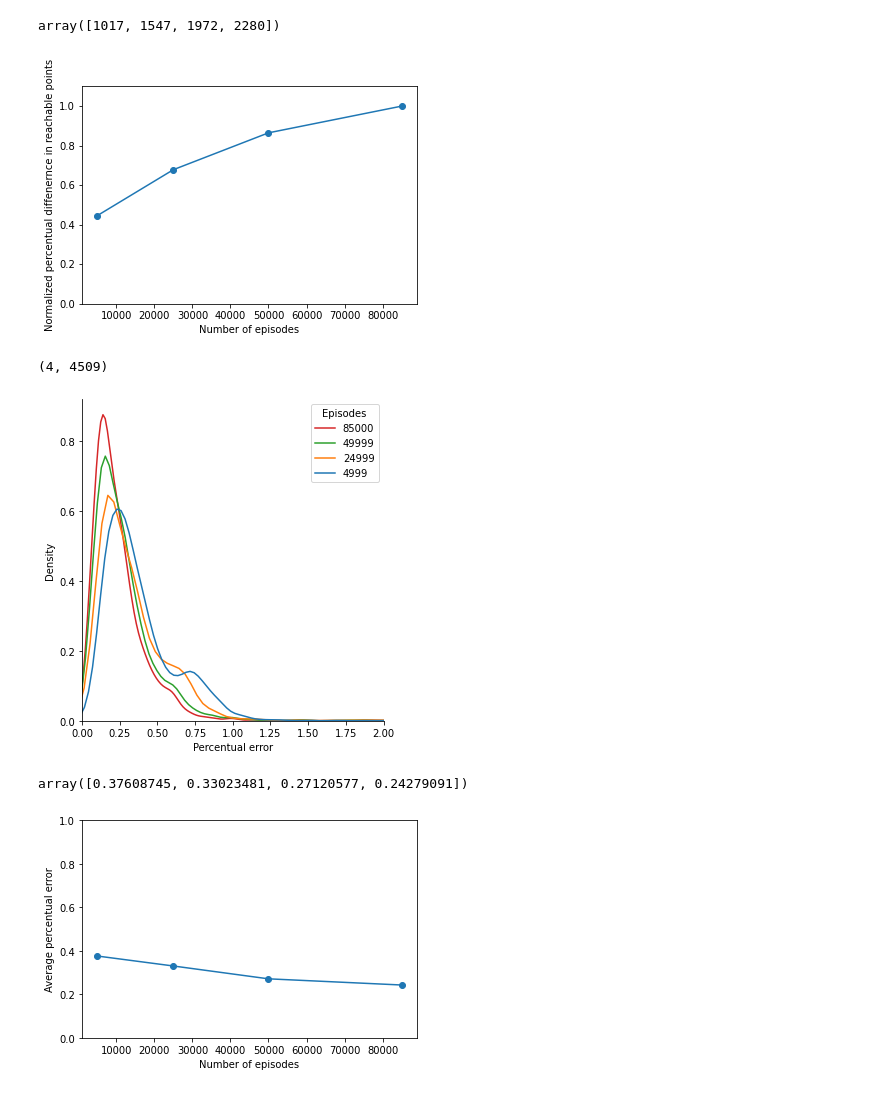
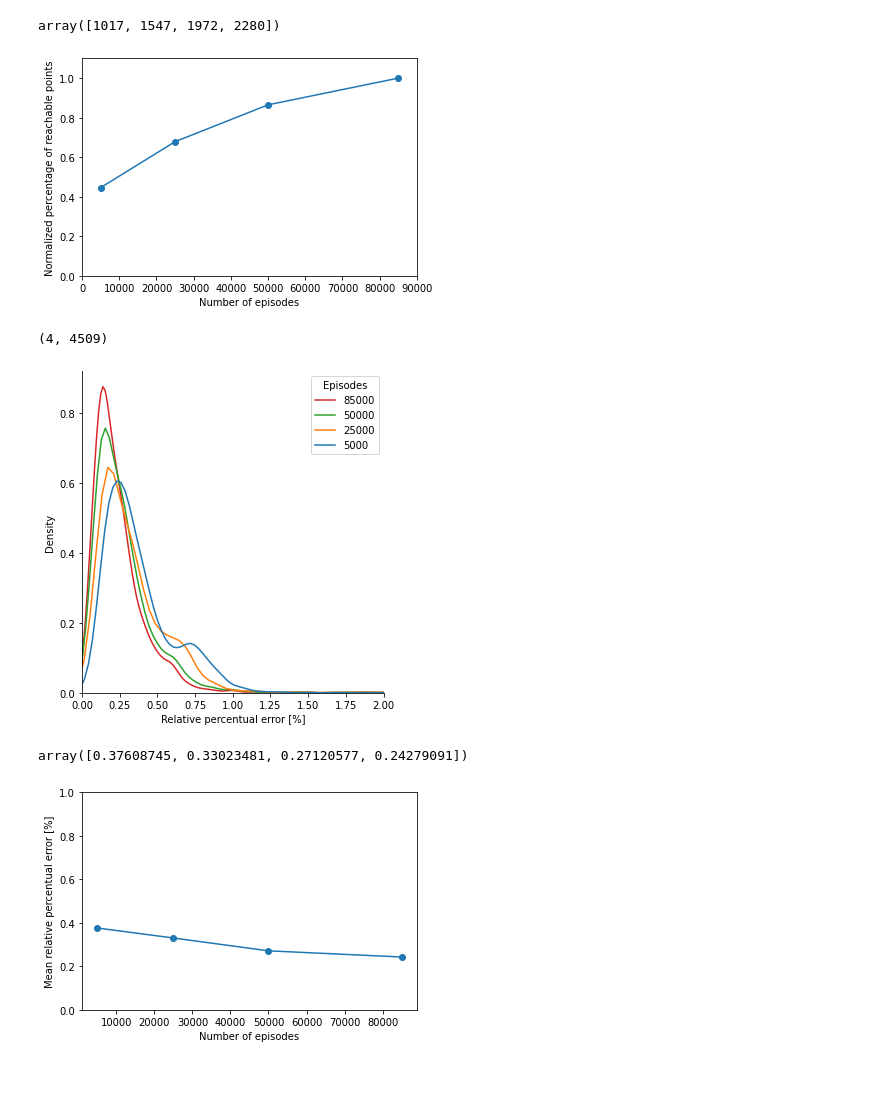
Before and after one commit to jprogrammer13/jumpleg_rl, a Jupyter notebook: utils/feasible_region_perc.ipynb, the cells around one changed output. Saved outputs shown, nothing was run; the diff lists cells and outputs as text; code cells hidden in the pictures.

Commit message:
updated plots

```diff
--- a/utils/feasible_region_perc.ipynb
+++ b/utils/feasible_region_perc.ipynb
@@ -116,7 +116,7 @@ def calc_feasible_region(model_name, cmap, norm, cmap2, norm2):
                                     cmap=cmap2, norm=norm2)
     if model_name == "latest":
         cbar = plt.colorbar(feasible_filtered, shrink=0.5)
-        cbar.set_label("percentage error [%]")
+        cbar.set_label("relative percentual error [%]")
     ax.set_xlabel('$x$',fontsize=20)
     ax.set_ylabel('$y$',fontsize=20)
     ax.set_zlabel('$z$',fontsize=20)
@@ -137,7 +137,7 @@ def calc_feasible_region(model_name, cmap, norm, cmap2, norm2):
                                     cmap=cmap2, norm=norm2)
     if model_name == "latest":
         cbar = plt.colorbar(feasible_filtered, shrink=0.5)
-        cbar.set_label("percentage error [%]")
+        cbar.set_label("relative percentual error [%]")
     ax.set_xlabel('$x$',fontsize=20)
     ax.set_ylabel('$y$',fontsize=20)
     ax.set_zlabel('$z$',fontsize=20)
@@ -160,7 +160,7 @@ def calc_feasible_region(model_name, cmap, norm, cmap2, norm2):
                                     cmap=cmap2, norm=norm2)
     if model_name == "latest":
         cbar = plt.colorbar(feasible_filtered, shrink=0.5)
-        cbar.set_label("percentage error [%]")
+        cbar.set_label("relative percentual error [%]")
     ax.set_xlabel('$x$',fontsize=20)
     ax.set_ylabel('$y$',fontsize=20)
     ax.set_zlabel('$z$',fontsize=20)
@@ -193,17 +193,19 @@ n_point
 array([1017, 1547, 1972, 2280])
 # %%
 norm_point = n_point/n_point[-1]
-# %%
-test[-1] = 85000
+# %%
+test[-1] = 84999
+test = [i+1 for i in test]
 # %%
 plt.ylim(0,1.1)
+plt.xlim(0,90000)
 plt.plot(test,norm_point)
 plt.scatter(test,norm_point)
 plt.xlabel('Number of episodes')
-plt.ylabel('Normalized percentual diffenernce in reachable points')
+plt.ylabel('Normalized percentage of reachable points')
 plt.savefig(os.path.join('plots5', 'normalized_percentual_points.svg'), dpi=200)
 # %% [output]
-[figure, old version]
+[figure, new version]
 # %%
 mean_error = np.array([i[1] for i in results])
 # %%
@@ -215,10 +217,10 @@ sns.displot([me for me in mean_error],kind='kde',fill=False,legend=False)
 plt.legend(title="Episodes",labels=test[::-1])
 plt.xlim(0,2)
 plt.savefig('err_dist.jpg',dpi=200)
-plt.xlabel('Percentual error')
+plt.xlabel("Relative percentual error [%]")
 plt.savefig(os.path.join('plots5', 'error_density.svg'), dpi=200)
 # %% [output]
-[figure, old version]
+[figure, new version]
 # %%
 np.mean(mean_error,axis=1)
 # %% [output]
@@ -228,7 +230,7 @@ plt.ylim(0,1)
 plt.plot(test,np.mean(mean_error,axis=1))
 plt.scatter(test,np.mean(mean_error,axis=1))
 plt.xlabel('Number of episodes')
-plt.ylabel('Average percentual error')
+plt.ylabel('Mean relative percentual error [%]')
 plt.savefig(os.path.join('plots5', 'avg_error.svg'), dpi=200)
 # %% [output]
-[figure, old version]
+[figure, new version]
```
Also changed, not shown: 20 other files.
